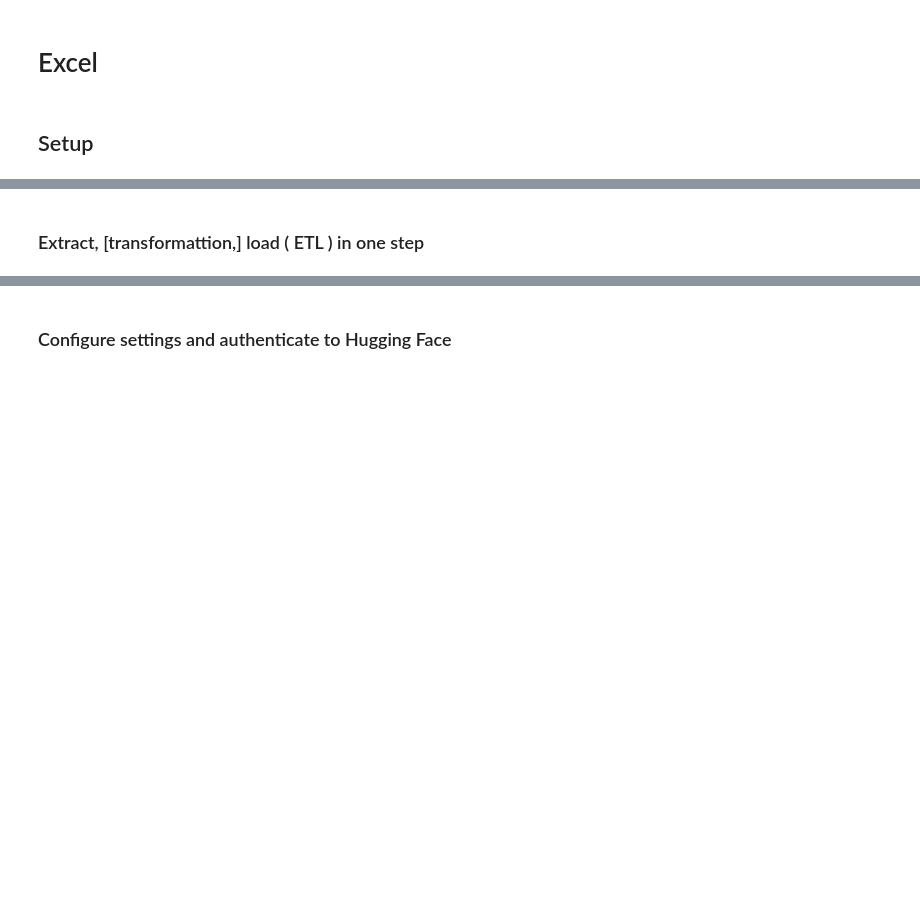
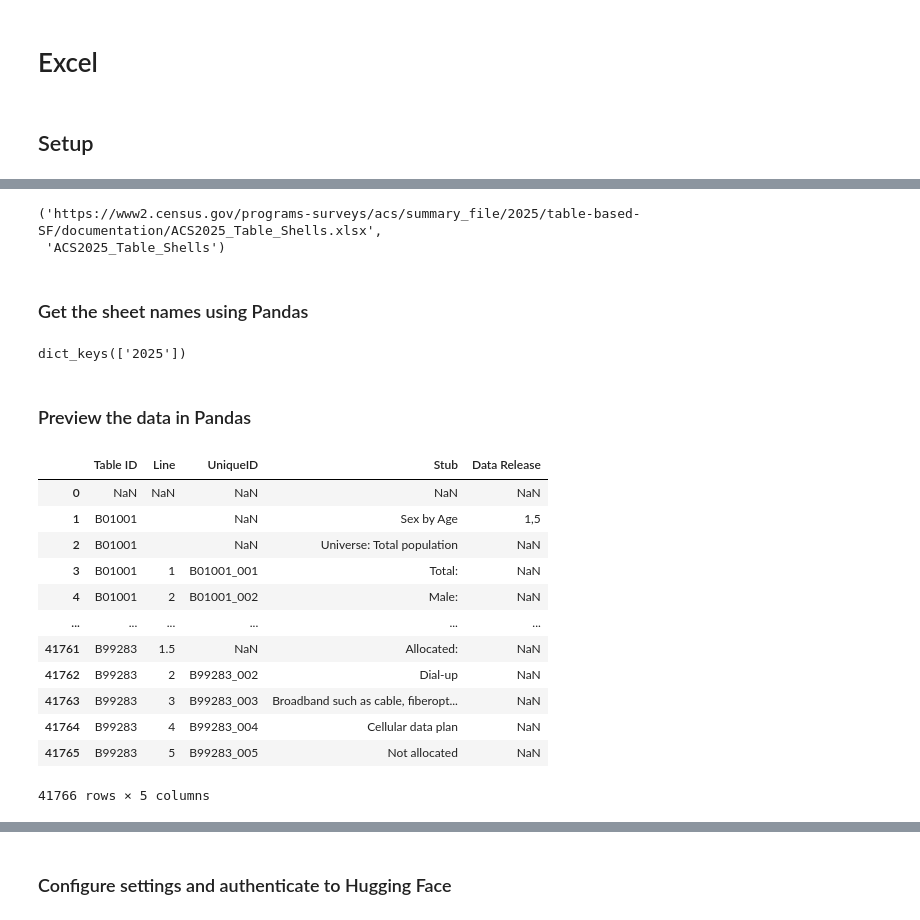
Before and after one commit to BBER-DUC/Data-Wrangling-of-Public-Data, a Jupyter notebook: 201-data.excel.ipynb, the cells around one changed output, grey strips where cells are left out. Cells and saved outputs as stored; diff of their text form; code cells hidden in the pictures; blank space fills up the shorter version.

Commit message:
Items: - pull Excel into pandas - convert to parquet - push to HF - query parquet on HF using DuckDB

```diff
--- a/201-data.excel.ipynb
+++ b/201-data.excel.ipynb
@@ -19,7 +19,8 @@ import os
 # %%
-url = 'https://www2.census.gov/programs-surveys/popest/datasets/2020-2025/cities/totals/sub-est2025.csv'
-filename = url.split('/')[-1]
+url = "https://www2.census.gov/programs-surveys/acs/summary_file/2025/table-based-SF/documentation/ACS2025_Table_Shells.xlsx"
+base_file = url.split("/")[-1].split(".")[0]
 
-url, filename
+url, base_file
+# %% [output]
+('https://www2.census.gov/programs-surveys/acs/summary_file/2025/table-based-SF/documentation/ACS2025_Table_Shells.xlsx',
+ 'ACS2025_Table_Shells')
-# %% [markdown]
-### Extract, [transformattion,] load ( ETL ) in one step
@@ -28,0 +27,25 @@ url, filename
+# %% [markdown]
+### Get the sheet names using Pandas
+# %%
+wb_dict = pd.read_excel( url, sheet_name=None, dtype=str)
+wb_dict.keys()
+# %% [output]
+dict_keys(['2025'])
+# %% [markdown]
+### Preview the data in Pandas
+# %%
+wb_dict["2025"]
+# %% [output]
+|  | Table ID | Line | UniqueID | Stub | Data Release |
+| 0 | NaN | NaN | NaN | NaN | NaN |
+| 1 | B01001 |  | NaN | Sex by Age | 1,5 |
+| 2 | B01001 |  | NaN | Universe: Total population | NaN |
+| 3 | B01001 | 1 | B01001_001 | Total: | NaN |
+| 4 | B01001 | 2 | B01001_002 | Male: | NaN |
+| ... | ... | ... | ... | ... | ... |
+| 41761 | B99283 | 1.5 | NaN | Allocated: | NaN |
+| 41762 | B99283 | 2 | B99283_002 | Dial-up | NaN |
+| 41763 | B99283 | 3 | B99283_003 | Broadband such as cable, fiberopt... | NaN |
+| 41764 | B99283 | 4 | B99283_004 | Cellular data plan | NaN |
+| 41765 | B99283 | 5 | B99283_005 | Not allocated | NaN |
+41766 rows × 5 columns
```
Also changed, not shown: parts of 33 cells of this notebook.
